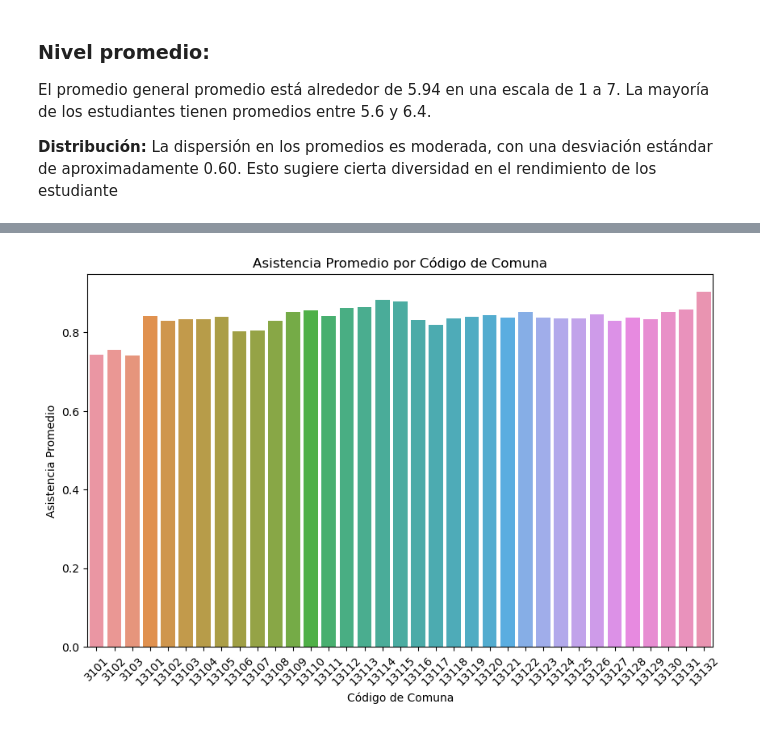
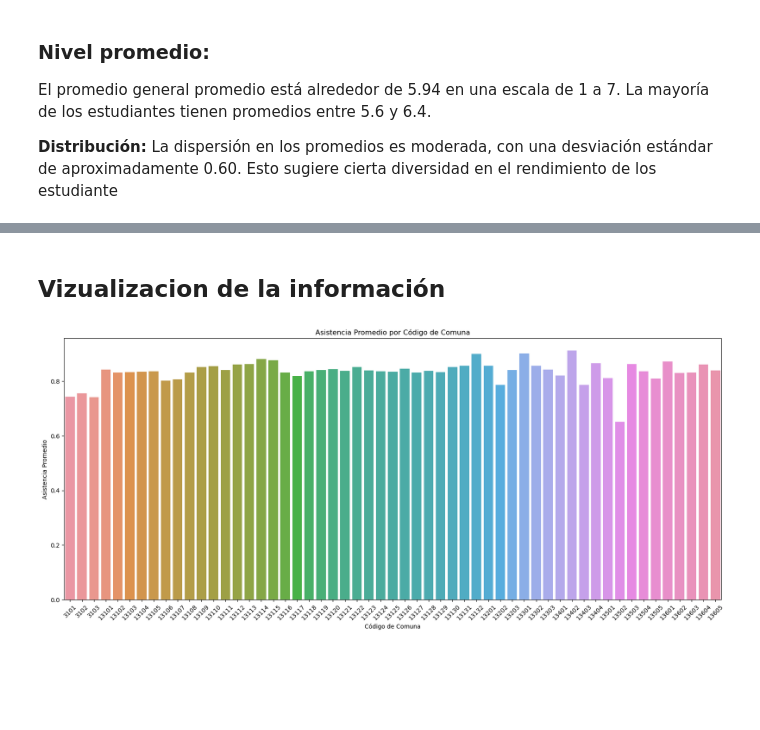
Before and after one commit to sofiafuentess/Proyecto-IMT2200-GRUPO-7, a Jupyter notebook: analisis_data/EDA_info_por_estudiante.ipynb, the cells around one changed output, grey strips where cells are left out. Saved outputs shown, nothing was run; the diff lists cells and outputs as text; code cells hidden in the pictures; blank space fills up the shorter version.

```diff
--- a/analisis_data/EDA_info_por_estudiante.ipynb
+++ b/analisis_data/EDA_info_por_estudiante.ipynb
@@ -68,0 +119,2 @@ df_estudiantes[[ 'PROM_GRAL' ,'ASIS_PROMEDIO','DIAS_ASISTIDOS']].describe()
+# %%
+df_estudiantes['CODIGO_COMUNA_RBD'] = df_estudiantes['COD_COM_RBD'].copy()  # Duplicar columna
@@ -143,0 +228,15 @@ estudiantes_mean_comuna.head()
+# %%
+# Filtrar solo los estudiantes beneficiarios
+preferentes = df_estudiantes[df_estudiantes['PREFERENTE_ALU'] == 1]  # Aquí asumo que el valor '1' representa estudiantes beneficiarios
+
+# Calcular el número de estudiantes preferentes por comuna
+preferentes_por_comuna = preferentes.groupby(['COD_COM_ALU','NOM_COM_ALU']).size().reset_index(name='Preferentes_SEP')
+
+# Calcular el número total de estudiantes por comuna
+total_por_comuna = df_estudiantes.groupby('COD_COM_ALU').size().reset_index(name='Total')
+
+# Combinar los datos de estudiantes preferentes y totales por comuna
+porcentaje_preferentes = pd.merge(preferentes_por_comuna, total_por_comuna, on='COD_COM_ALU')
+
+# Calcular el porcentaje de estudiantes preferentes por comuna y agregarlo como una nueva columna
+porcentaje_preferentes['Porcentaje_preferentes'] = (porcentaje_preferentes['Preferentes_SEP'] / porcentaje_preferentes['Total']) * 100
@@ -143,0 +254,15 @@ estudiantes_mean_comuna.head()
+# %%
+# Filtrar solo los estudiantes aprobados
+aprobados =  df_estudiantes[df_estudiantes['SIT_FIN_R'] == 'R']
+
+# Calcular el número de estudiantes aprobados por comuna
+aprobados_por_comuna = aprobados.groupby('COD_COM_ALU').size().reset_index(name='Reprobados')
+
+# Calcular el número total de estudiantes por comuna
+total_por_comuna =  df_estudiantes.groupby('COD_COM_ALU').size().reset_index(name='Total')
+
+#Combinar los datos de aprobados y totales por comuna
+porcentaje_aprobacion = pd.merge(aprobados_por_comuna, total_por_comuna, on='COD_COM_ALU')
+
+# Calcular el porcentaje de aprobación y agregarlo como una nueva columna
+porcentaje_aprobacion['Porcentaje_Reprobados'] = (porcentaje_aprobacion['Reprobados'] / porcentaje_aprobacion['Total']) * 100
@@ -144,7 +294,7 @@ estudiantes_mean_comuna.head()
 # %%
-# Suponiendo que tienes dos DataFrames: df1 y df2
-# Realizar la unión por la columna COD_COM_RBD
-df_estudiantes_mean_comuna = pd.merge(estudiantes_mean_comuna, conteo_beneficiarios['Proporcion_Beneficiarios'] , on='COD_COM_ALU', how='inner')
+df_estudiantes_mean_comuna = pd.merge(estudiantes_mean_comuna, porcentaje_preferentes[['Porcentaje_preferentes','COD_COM_ALU','NOM_COM_ALU']] , on='COD_COM_ALU', how='inner')
+# Agregar la columna 'Porcentaje_Aprobacion' al DataFrame original
+df_estudiantes_comuna = pd.merge(df_estudiantes_mean_comuna, porcentaje_aprobacion[['COD_COM_ALU', 'Porcentaje_Reprobados']], on='COD_COM_ALU', how='left')
 
-df_estudiantes_mean_comuna.head()
+df_estudiantes_comuna.head()
 # %% [output]
@@ -256,11 +408,14 @@ df_estudiantes_mean_comuna
+# %% [markdown]
+## Vizualizacion de la información
 # %%
 
-plt.figure(figsize=(10, 6))
-sns.barplot(x='COD_COM_ALU', y='ASIS_PROMEDIO', data=df_estudiantes_mean_comuna)
+# grafico de barras para la asistencia promedio por comuna
+plt.figure(figsize=(20, 8))
+sns.barplot(x='COD_COM_ALU', y='ASIS_PROMEDIO', data=df_estudiantes_comuna)
 plt.title('Asistencia Promedio por Código de Comuna')
 plt.xlabel('Código de Comuna')
 plt.ylabel('Asistencia Promedio')
 plt.xticks(rotation=45)
 plt.show()
 # %% [output]
-[figure, old version]
+[figure, new version]
```
Also changed, not shown: parts of 51 cells of this notebook, 1 other file.
